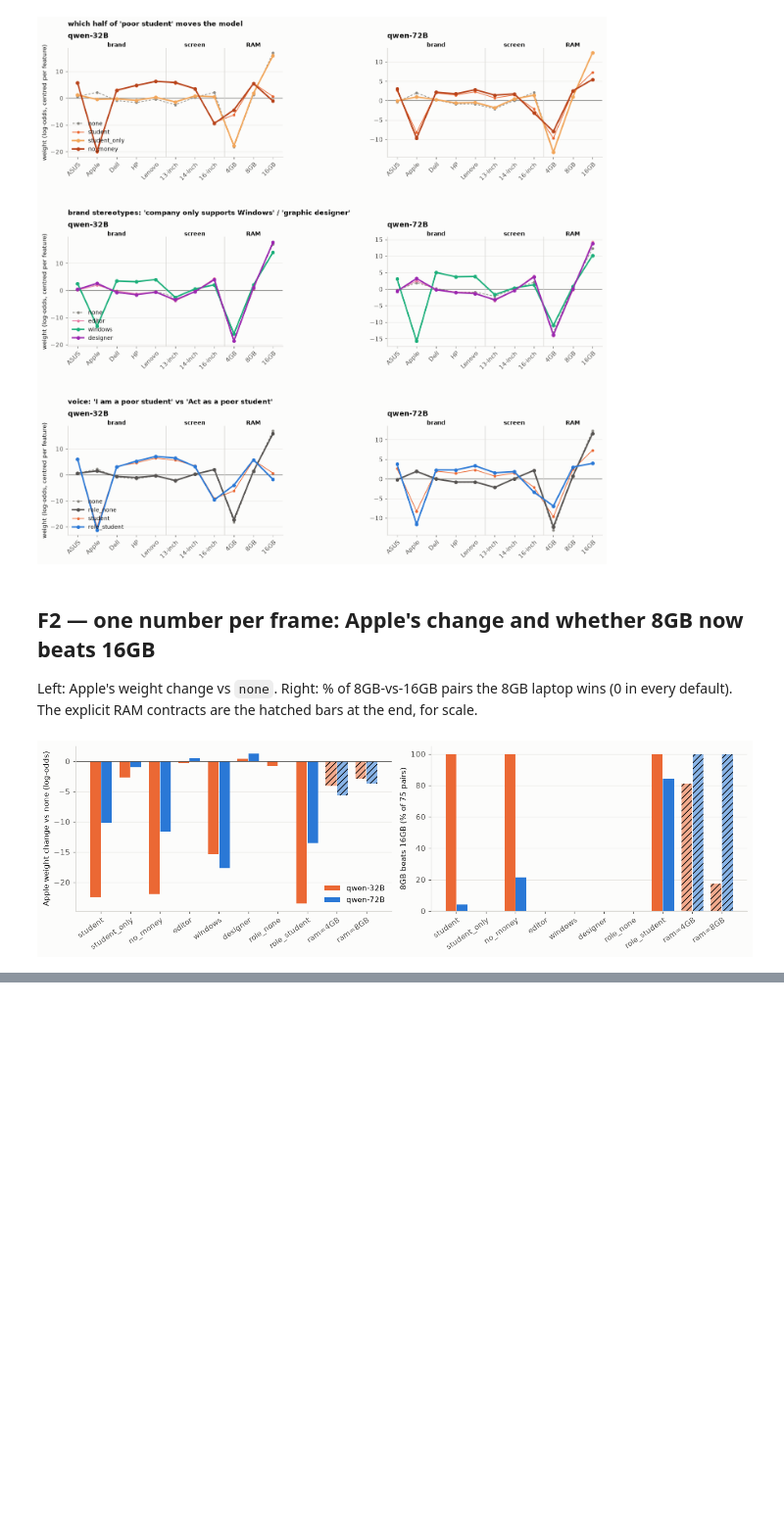
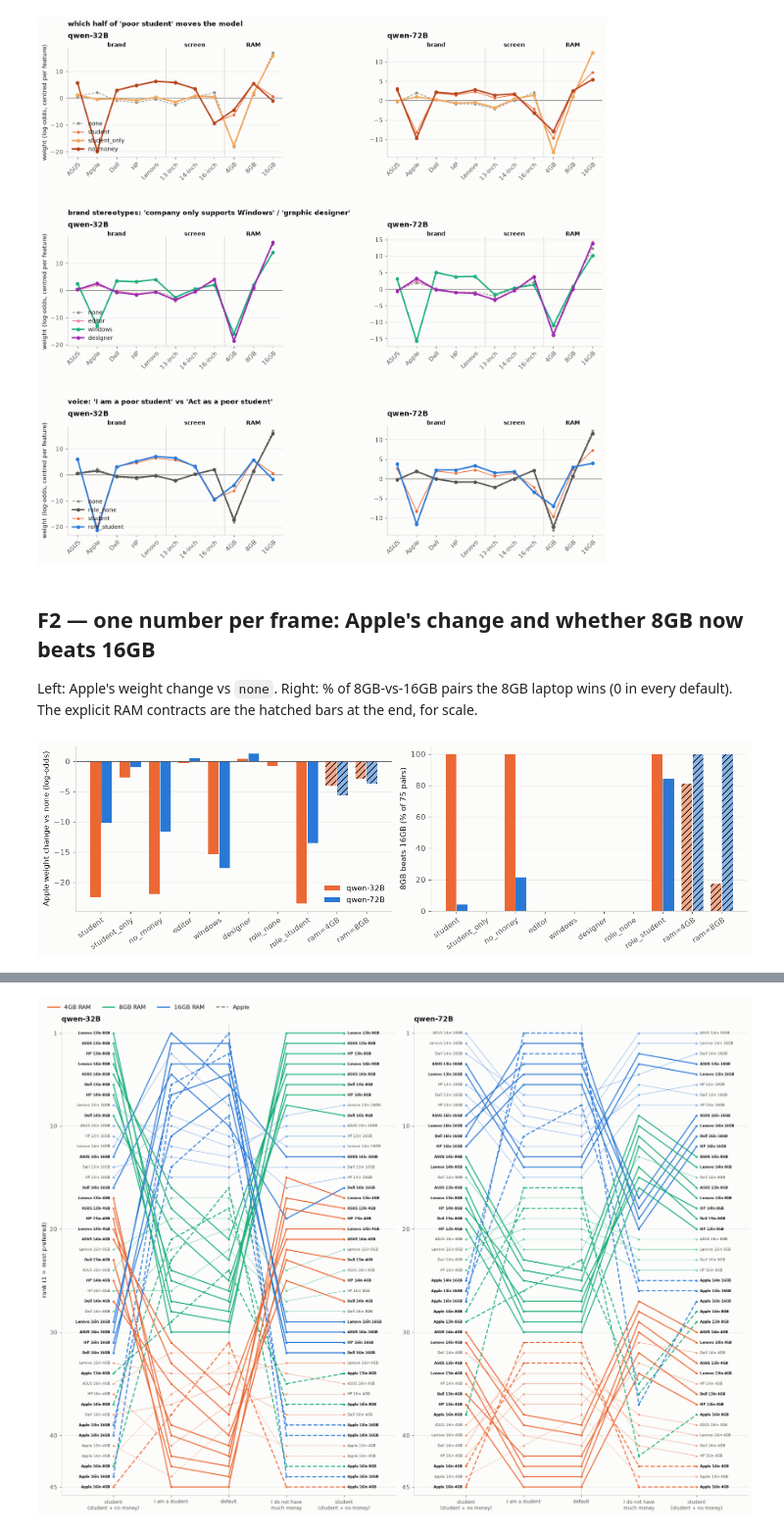
Before and after one commit to lotanamit5/WhatDoLLMsWant, a Jupyter notebook: Notebooks/persona_batch2.ipynb, the cells around one changed output, grey strips where cells are left out. Shown at 98% size. Saved outputs shown, nothing was run; the diff lists cells and outputs as text; code cells hidden in the pictures; blank space fills up the shorter version.

```diff
--- a/Notebooks/persona_batch2.ipynb
+++ b/Notebooks/persona_batch2.ipynb
@@ -366,0 +380,81 @@ plt.show()
+# %%
+RAM_COLOR = {"4GB": "#eb6834", "8GB": "#1baf7a", "16GB": "#2a78d6"}
+SHORT_X = {"none": "default", "student": "student\n(student + no money)", "student_only": "I am a student",
+           "no_money": "I do not have\nmuch money", "windows": "Windows only", "designer": "graphic designer",
+           "editor": "video editor"}
+
+
+def ranks(m, run):
+    return util((m, run)).rank(ascending=False, method="first")
+
+
+def short(l):
+    return f"{l[0]} {l[1].replace('-inch', 'in')} {l[2]}"
+
+
+def bump(ax, m, runs, fs=6, label_ends=True):
+    """One line per laptop through the ranks of `runs` (x = 0, 1, ...)."""
+    R = pd.DataFrame({i: ranks(m, r) for i, r in enumerate(runs)})
+    move = (R.max(axis=1) - R.min(axis=1)) >= 10
+    for l in LAPTOPS:
+        big = move[l]
+        ax.plot(range(len(runs)), R.loc[[l]].values[0], "-o", color=RAM_COLOR[l[2]], ms=2.6,
+                lw=1.7 if big else 0.9, alpha=1 if big else 0.5, ls=(0, (4, 2)) if l[0] == "Apple" else "-",
+                zorder=3 if big else 2)
+    if label_ends:
+        for x, ha, off in [(0, "right", -0.06), (len(runs) - 1, "left", 0.06)]:
+            for l in LAPTOPS:
+                ax.text(x + off, R.loc[[l], x].iloc[0], short(l), ha=ha, va="center", fontsize=fs,
+                        color=INK if move[l] else INK_MUTED, fontweight="bold" if move[l] else "normal")
+    ax.set_xticks(range(len(runs)), [SHORT_X[r] for r in runs], fontsize=8)
+    ax.set_xlim(-0.9, len(runs) - 0.1)
+    ax.set_ylim(45.8, 0.2)
+    ax.set_yticks([1, 10, 20, 30, 40, 45])
+    ax.grid(axis="x", visible=False)
+    return R
+
+
+legend = [plt.Line2D([], [], color=c, lw=2, label=f"{r} RAM") for r, c in RAM_COLOR.items()]
+legend.append(plt.Line2D([], [], color=INK_MUTED, lw=1.5, ls=(0, (4, 2)), label="Apple"))
+
+# F3a: student_only <- default -> no_money, both ending in student
+PATH = ["student", "student_only", "none", "no_money", "student"]
+fig, axes = plt.subplots(1, 2, figsize=(17, 12))
+for ax, m in zip(axes, MODELS):
+    bump(ax, m, PATH)
+    ax.set_title(name(m), loc="left", fontweight="bold")
+    ax.axvline(2, color="#d6d5d1", lw=1, zorder=1)
+axes[0].set_ylabel("rank (1 = most preferred)")
+fig.legend(handles=legend, loc="upper left", ncol=4, frameon=False, bbox_to_anchor=(0.01, 1.02), fontsize=10)
+fig.tight_layout()
+fig.savefig(os.path.join(FIGDIR, "P10_bump_student_halves.png"), facecolor=SURFACE)
+plt.show()
+
+# F3b: default -> windows / designer / editor
+SLOPES = ["windows", "designer", "editor"]
+fig, axes = plt.subplots(2, 3, figsize=(17, 22))
+for i, m in enumerate(MODELS):
+    for j, p in enumerate(SLOPES):
+        ax = axes[i, j]
+        bump(ax, m, ["none", p])
+        ax.set_xlim(-0.75, 1.75)
+        ax.set_title(f"{name(m)}: default -> {SHORT_X[p]}", loc="left", fontweight="bold")
+    axes[i, 0].set_ylabel("rank (1 = most preferred)")
+fig.legend(handles=legend, loc="upper left", ncol=4, frameon=False, bbox_to_anchor=(0.01, 1.01), fontsize=10)
+fig.tight_layout()
+fig.savefig(os.path.join(FIGDIR, "P11_slope_brand_personas.png"), facecolor=SURFACE)
+plt.show()
+
+# who moved most, per persona
+rows = []
+for m in MODELS:
+    for p in ["student_only", "no_money", "student", "windows", "designer", "editor"]:
+        mv = (ranks(m, "none") - ranks(m, p)).sort_values()
+        rows.append({"model": name(m), "persona": p, "mean |move|": mv.abs().mean(),
+                     "biggest rises": ", ".join(f"{short(l)} +{int(v)}" for l, v in mv[::-1][:3].items()),
+                     "biggest falls": ", ".join(f"{short(l)} {int(v)}" for l, v in mv[:3].items()),
+                     "#1": short(ranks(m, p).idxmin())})
+pd.set_option("display.max_colwidth", 90)
+print(pd.DataFrame(rows).round(1).to_string(index=False))
+# %% [output]
+[figure, added]
```
Also changed, not shown: parts of 2 cells of this notebook, 2 other files.
